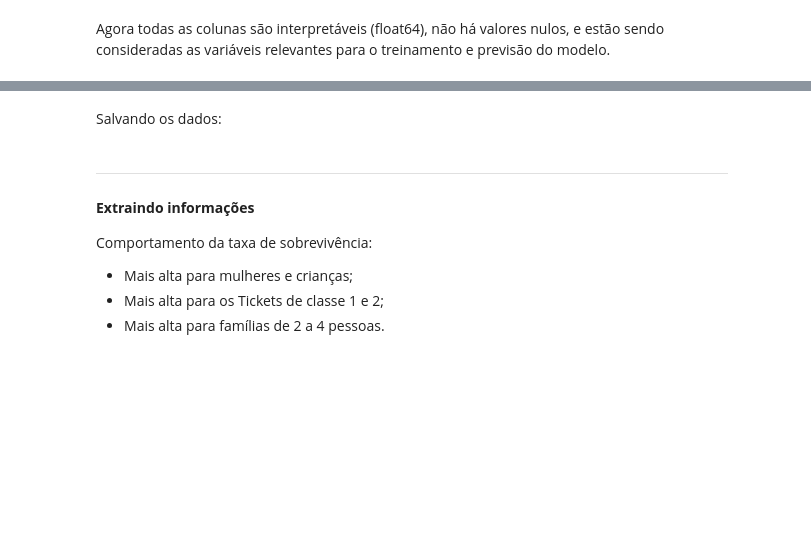
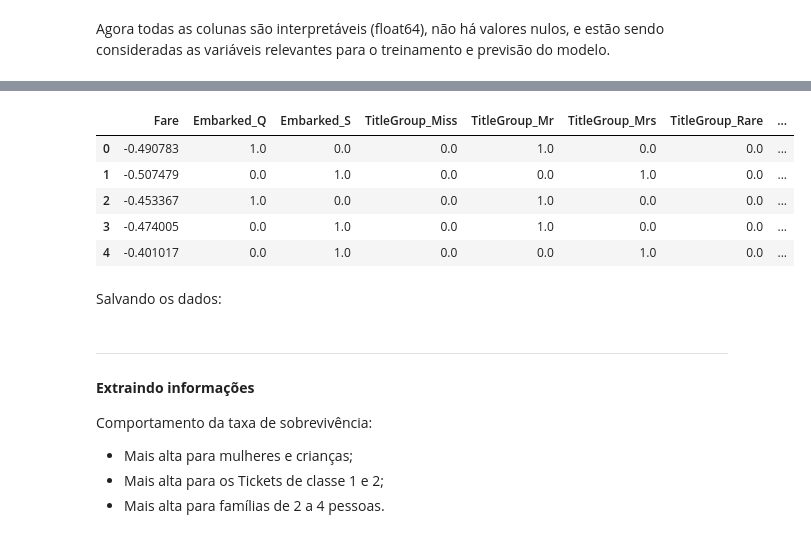
Before and after one commit to Vitoria-BG/titanic_survival, a Jupyter notebook: notebooks/EDA_and_Data_Cleaning.ipynb, the cells around one changed output, grey strips where cells are left out. Drawn from its saved outputs; the diff is of its cells as text; code cells hidden in the pictures; blank space fills up the shorter version.

```diff
--- a/notebooks/EDA_and_Data_Cleaning.ipynb
+++ b/notebooks/EDA_and_Data_Cleaning.ipynb
@@ -350,8 +349,7 @@ import pandas as pd
 
 # drop first serve para que o modelo entenda os valores por exclusão
 ohe = ColumnTransformer(transformers=[('Onehot', OneHotEncoder(drop='first', sparse_output=False), ['Embarked', 'TitleGroup'])],
-                                          remainder='passthrough')
-
+                                          remainder='passthrough', verbose_feature_names_out=False)
 
 x_train_array = ohe.fit_transform(x_train)
 x_test_array = ohe.transform(x_test)
@@ -363,3 +363,12 @@ x_test = pd.DataFrame(x_test_array, columns=new_columns, index=x_test.index)
+# %%
+from sklearn.preprocessing import StandardScaler
+
+coluna_alvo = ['Fare']
+
+ct_scaler = ColumnTransformer(transformers=[('scaler', StandardScaler(), coluna_alvo)], remainder='passthrough', verbose_feature_names_out=False)
+
+x_train = pd.DataFrame(ct_scaler.fit_transform(x_train), columns=ct_scaler.get_feature_names_out(), index=x_train.index)
+x_test = pd.DataFrame(ct_scaler.transform(x_test), columns=ct_scaler.get_feature_names_out(), index=x_test.index)
 # %% [markdown]
 Agora todas as colunas são interpretáveis (float64), não há valores nulos, e estão sendo consideradas as variáveis relevantes para o treinamento e previsão do modelo.
 # %%
@@ -368,3 +395,13 @@ x_test.info()
+# %%
+x_train.head()
+x_test.head()
+# %% [output]
+|  | Fare | Embarked_Q | Embarked_S | TitleGroup_Miss | TitleGroup_Mr | TitleGroup_Mrs | TitleGroup_Rare | ... |
+| 0 | -0.490783 | 1.0 | 0.0 | 0.0 | 1.0 | 0.0 | 0.0 | ... |
+| 1 | -0.507479 | 0.0 | 1.0 | 0.0 | 0.0 | 1.0 | 0.0 | ... |
+| 2 | -0.453367 | 1.0 | 0.0 | 0.0 | 1.0 | 0.0 | 0.0 | ... |
+| 3 | -0.474005 | 0.0 | 1.0 | 0.0 | 1.0 | 0.0 | 0.0 | ... |
+| 4 | -0.401017 | 0.0 | 1.0 | 0.0 | 0.0 | 1.0 | 0.0 | ... |
 # %% [markdown]
 Salvando os dados:
 # %%
```
Also changed, not shown: parts of 3 cells of this notebook, 3 other files.
